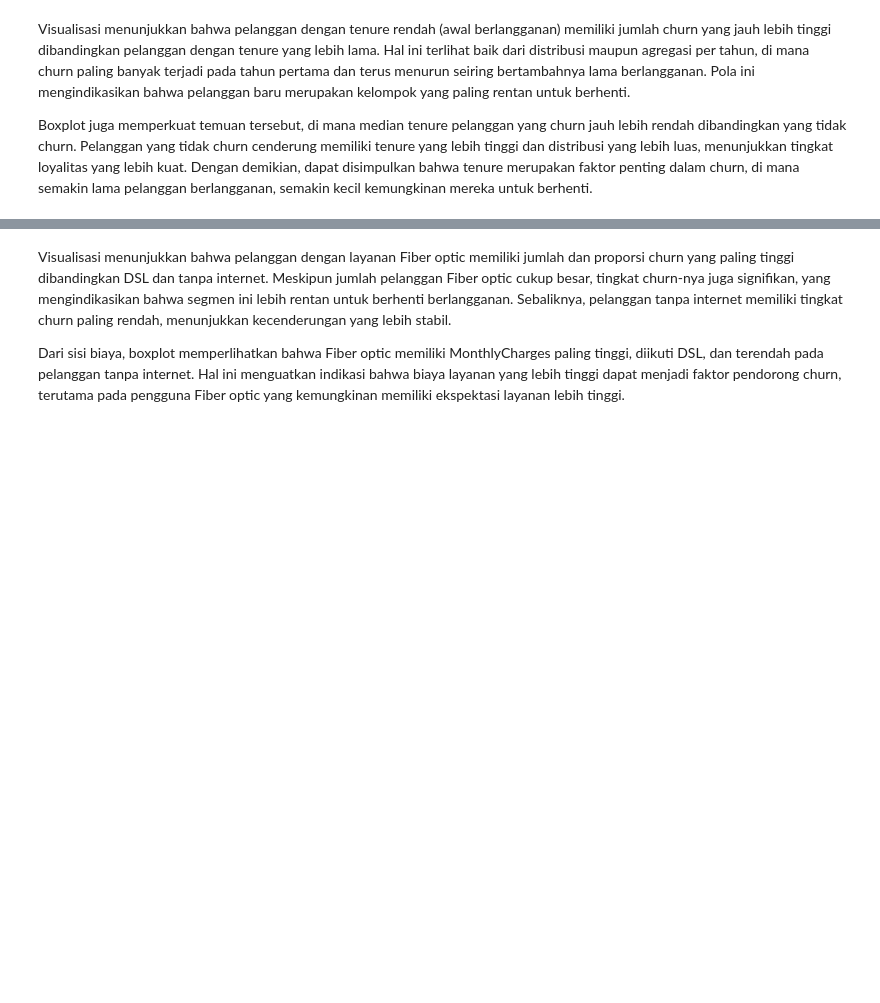
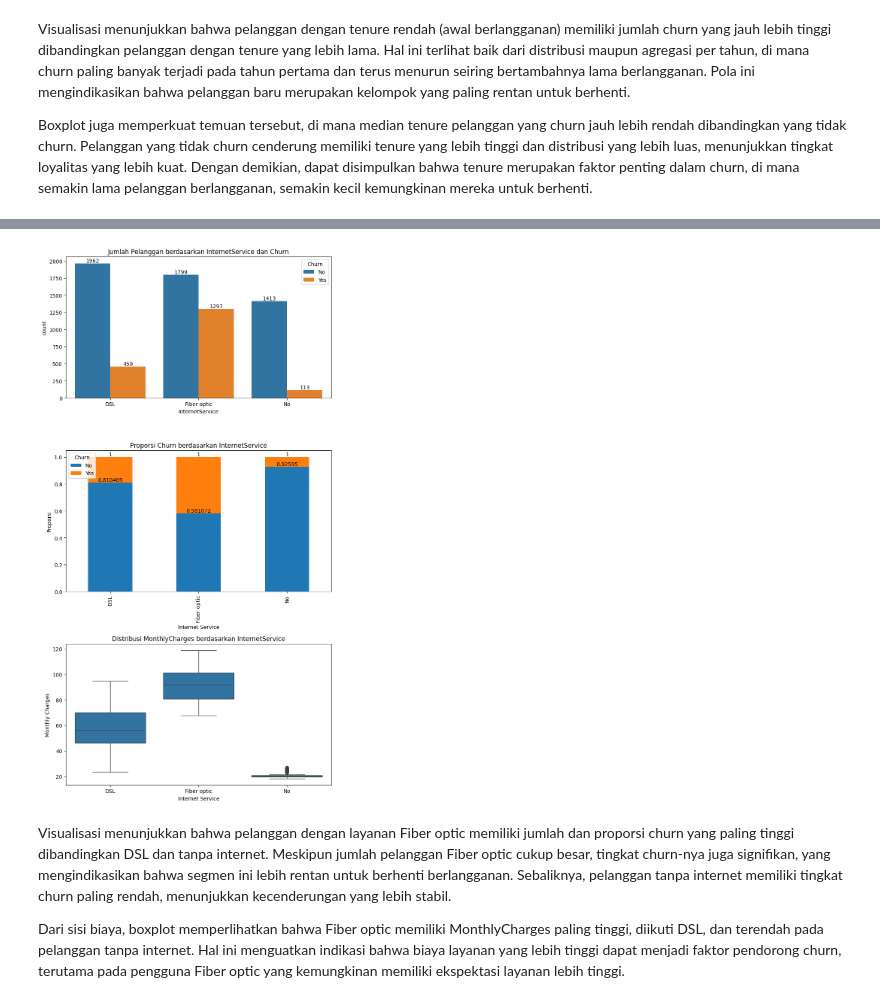
Before and after one commit to PrimaSembiring/telco-costumer-churn, a Jupyter notebook: use_LightGBM.ipynb, the cells around one changed output, grey strips where cells are left out. Cells and saved outputs as stored; diff of their text form; code cells hidden in the pictures; blank space fills up the shorter version.

```diff
--- a/use_LightGBM.ipynb
+++ b/use_LightGBM.ipynb
@@ -69,30 +110,32 @@ plt.show()
 # %%
-# # Visualisasi InternetService
+# Visualisasi InternetService
 
-# # countplot
-# fig, axes = plt.subplots(3,1, figsize=(8,15))
-# sns.countplot(data=df, x='InternetService', hue='Churn', ax=axes[0])
-# for i in axes[0].containers:
-#     axes[0].bar_label(i)
-# axes[0].set_title('Jumlah Pelanggan berdasarkan InternetService dan Churn')
+# countplot
+fig, axes = plt.subplots(3,1, figsize=(8,15))
+sns.countplot(data=df, x='InternetService', hue='Churn', ax=axes[0])
+for i in axes[0].containers:
+    axes[0].bar_label(i)
+axes[0].set_title('Jumlah Pelanggan berdasarkan InternetService dan Churn')
 
-# # Proporsi Churn
-# ct = pd.crosstab(df['InternetService'], df['Churn'], normalize='index')
-# ct.plot(kind='bar', stacked=True, ax=axes[1])
-# for i in axes[1].containers:
-#     axes[1].bar_label(i)
-# axes[1].set_title('Proporsi Churn berdasarkan InternetService')
-# axes[1].set_xlabel('Internet Service')
-# axes[1].set_ylabel('Proporsi')
+# Proporsi Churn
+ct = pd.crosstab(df['InternetService'], df['Churn'], normalize='index')
+ct.plot(kind='bar', stacked=True, ax=axes[1])
+for i in axes[1].containers:
+    axes[1].bar_label(i)
+axes[1].set_title('Proporsi Churn berdasarkan InternetService')
+axes[1].set_xlabel('Internet Service')
+axes[1].set_ylabel('Proporsi')
 
-# #  boxplot MonthlyCharges
-# sns.boxplot(data=df, x='InternetService', y='MonthlyCharges', ax=axes[2])
-# axes[2].set_title('Distribusi MonthlyCharges berdasarkan InternetService')
-# axes[2].set_xlabel('Internet Service')
-# axes[2].set_ylabel('Monthly Charges')
+#  boxplot MonthlyCharges
+sns.boxplot(data=df, x='InternetService', y='MonthlyCharges', ax=axes[2])
+axes[2].set_title('Distribusi MonthlyCharges berdasarkan InternetService')
+axes[2].set_xlabel('Internet Service')
+axes[2].set_ylabel('Monthly Charges')
 
-# plt.tight_layout()
-# plt.show()
+plt.tight_layout()
+plt.show()
+# %% [output]
+[figure, added]
 # %% [markdown]
 Visualisasi menunjukkan bahwa pelanggan dengan layanan Fiber optic memiliki jumlah dan proporsi churn yang paling tinggi dibandingkan DSL dan tanpa internet. Meskipun jumlah pelanggan Fiber optic cukup besar, tingkat churn-nya juga signifikan, yang mengindikasikan bahwa segmen ini lebih rentan untuk berhenti berlangganan. Sebaliknya, pelanggan tanpa internet memiliki tingkat churn paling rendah, menunjukkan kecenderungan yang lebih stabil.
 
```
Also changed, not shown: parts of 26 cells of this notebook.
